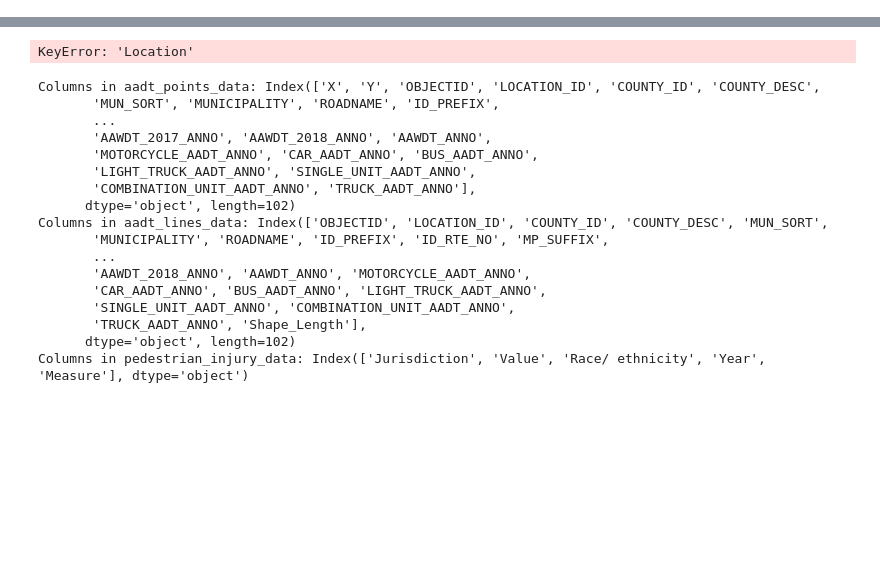
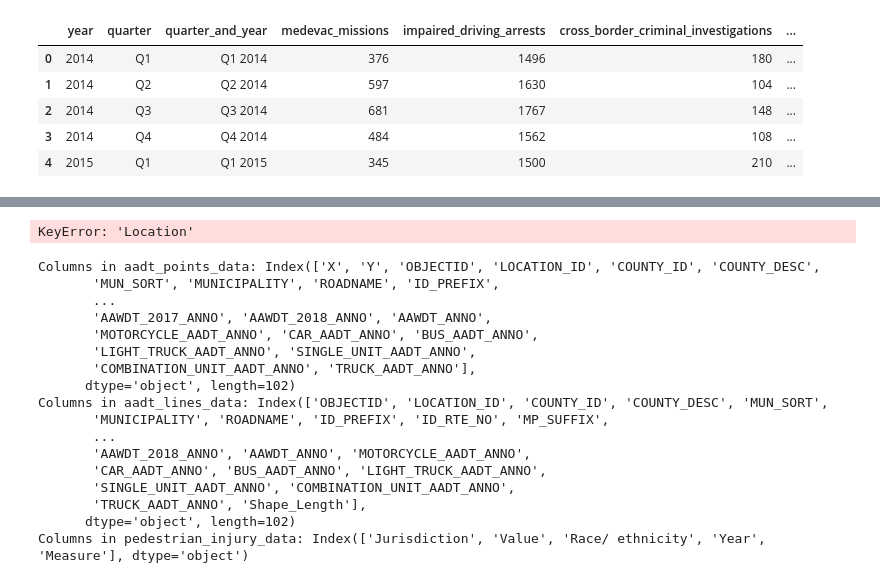
Before and after one commit to jeadjani/MDTraffic, a Jupyter notebook: 447project/MD_Accident_Hotspots.ipynb, the cells around one changed output, grey strips where cells are left out. Cells and saved outputs as stored; diff of their text form; code cells hidden in the pictures; blank space fills up the shorter version.

```diff
--- a/447project/MD_Accident_Hotspots.ipynb
+++ b/447project/MD_Accident_Hotspots.ipynb
@@ -26,6 +26,15 @@ def load_data_from_api(url):
 # Example API for traffic stops
 traffic_stops_url = 'https://opendata.maryland.gov/resource/tx73-47dk.json'
 traffic_stops_data = load_data_from_api(traffic_stops_url)
+# %%
+traffic_stops_data.head()
+# %% [output]
+|  | year | quarter | quarter_and_year | medevac_missions | impaired_driving_arrests | cross_border_criminal_investigations | ... |
+| 0 | 2014 | Q1 | Q1 2014 | 376 | 1496 | 180 | ... |
+| 1 | 2014 | Q2 | Q2 2014 | 597 | 1630 | 104 | ... |
+| 2 | 2014 | Q3 | Q3 2014 | 681 | 1767 | 148 | ... |
+| 3 | 2014 | Q4 | Q4 2014 | 484 | 1562 | 108 | ... |
+| 4 | 2015 | Q1 | Q1 2015 | 345 | 1500 | 210 | ... |
 # %%
 # Define the base directory
 base_dir = Path('projectdata')
```
Also changed, not shown: parts of 3 cells of this notebook.
